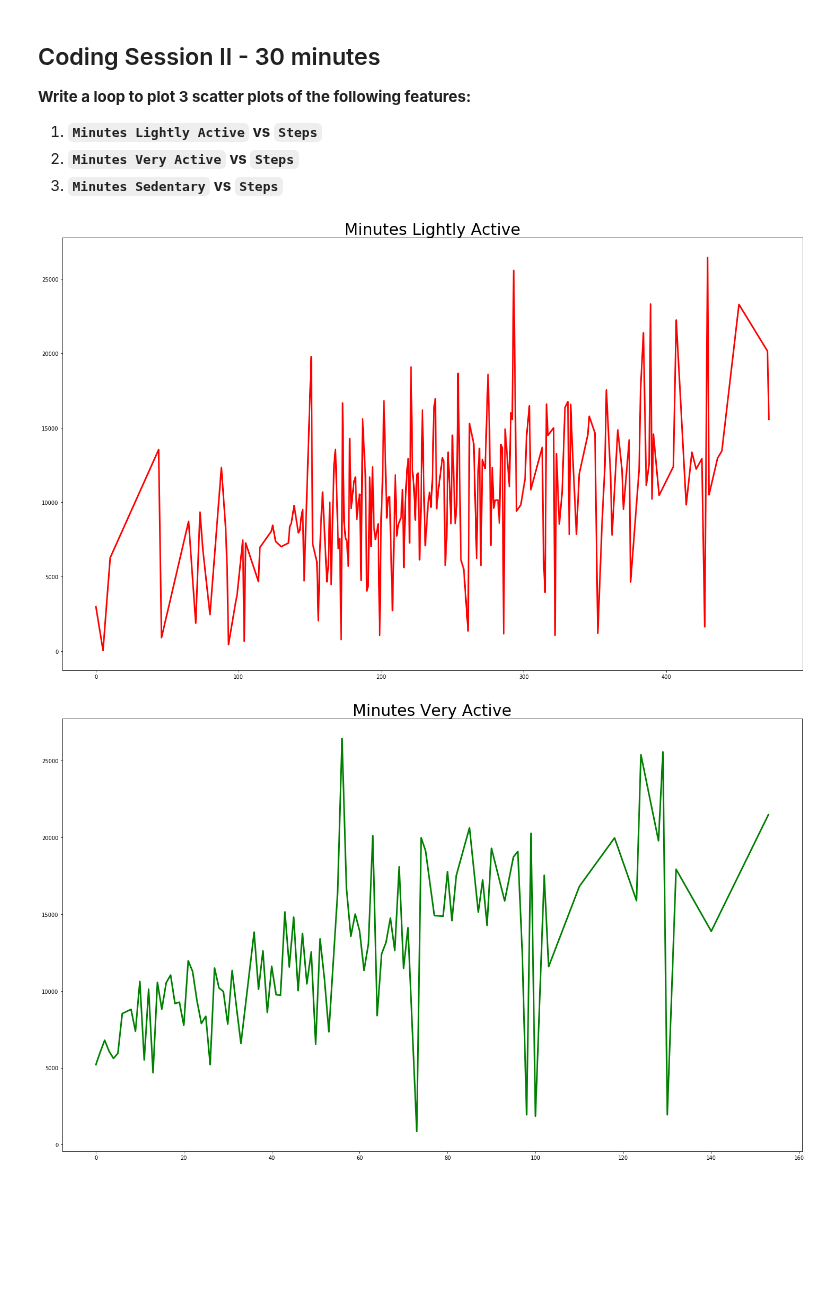
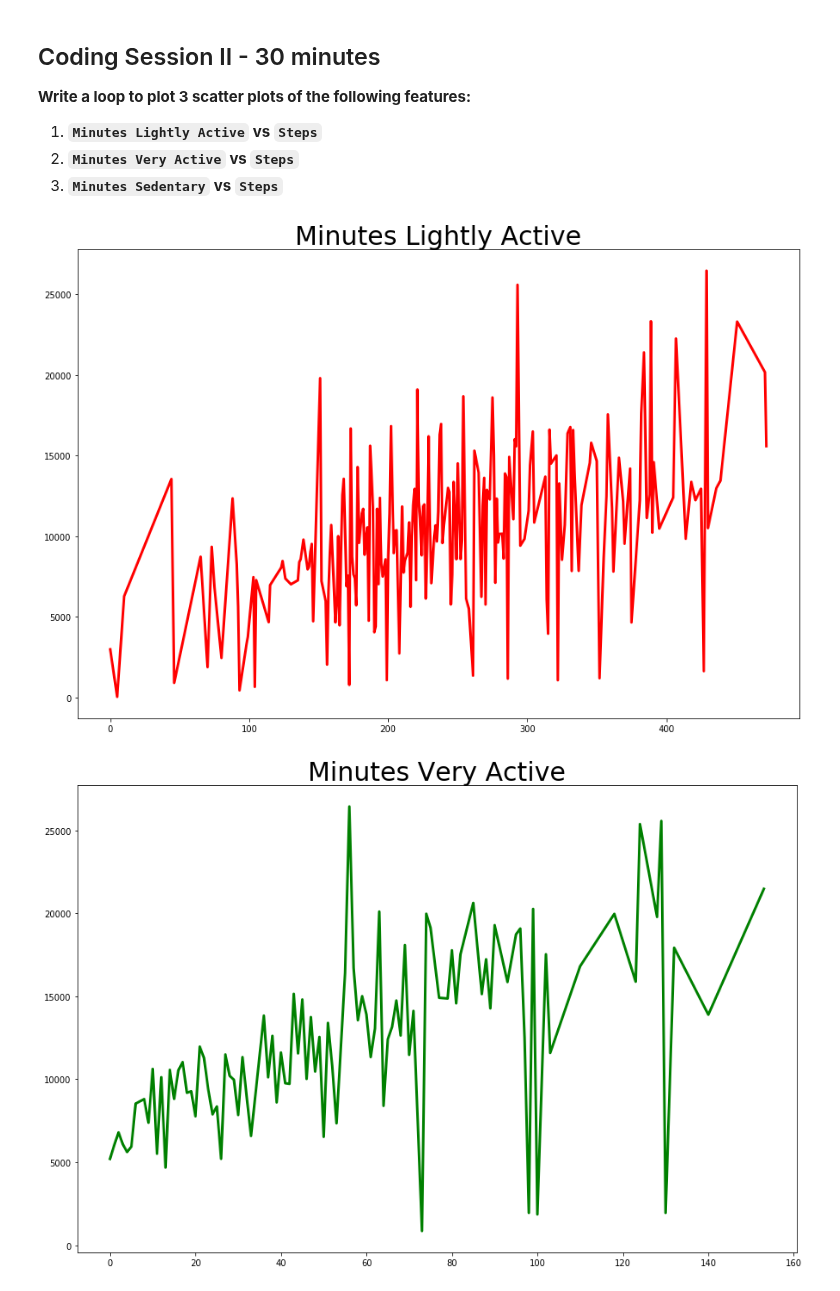
Before and after one commit to davidlafuentem/data-labs, a Jupyter notebook: module-2/lab-matplotlib-seaborn/your-code/challenge-2.ipynb, the cells around one changed output. Saved outputs shown, nothing was run; the diff lists cells and outputs as text; code cells hidden in the pictures; blank space fills up the shorter version.

```diff
--- a/module-2/lab-matplotlib-seaborn/your-code/challenge-2.ipynb
+++ b/module-2/lab-matplotlib-seaborn/your-code/challenge-2.ipynb
@@ -76,16 +76,16 @@ month_median = pd.pivot_table(fitbit, index=['Months_encoded'],aggfunc={'Steps':
 # %%
 # Driver 2 enter codes here
 x_graphics = ['Minutes Lightly Active','Minutes Very Active','Minutes Sedentary']
 colors = ["r","g","b"]
 
 for index, graph in enumerate(x_graphics):
     table = pd.pivot_table(fitbit, index=[graph],aggfunc={'Steps': np.mean})#getting the data
 
-    plt.figure(figsize=(25,15)) #setting the size for each plot
+    plt.figure(figsize=(15,10)) #setting the size for each plot
 
     plt.title(graph, fontsize=30, fontdict=None, loc='center', pad=None)
 
     plt.plot(table.index, table.Steps, lw=3,color=colors[index],ls='-')
 # %% [output]
-[figure, old version]
+[figure, new version]
-[figure, old version]
+[figure, new version]
```
Also changed, not shown: parts of 1 cell of this notebook, 1 other file.
